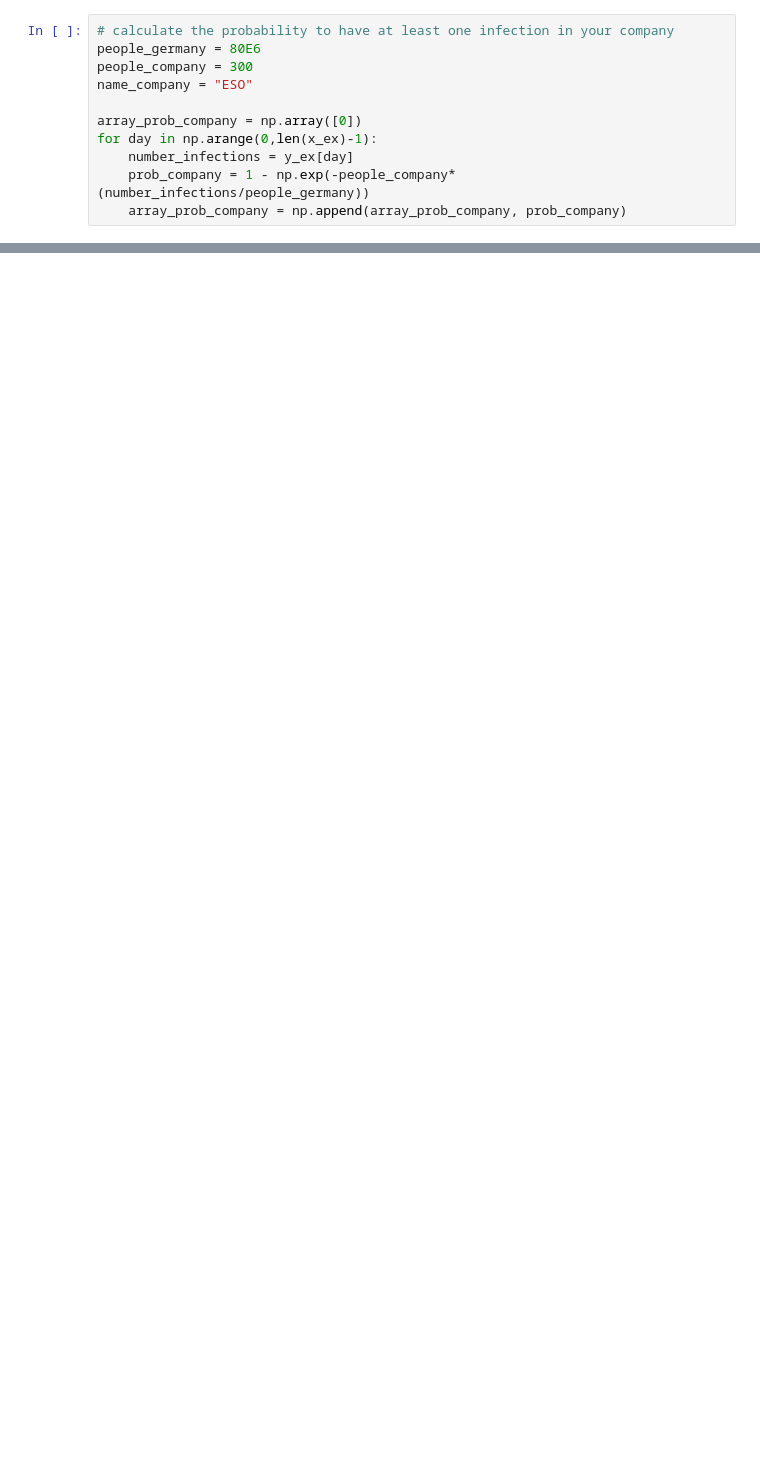
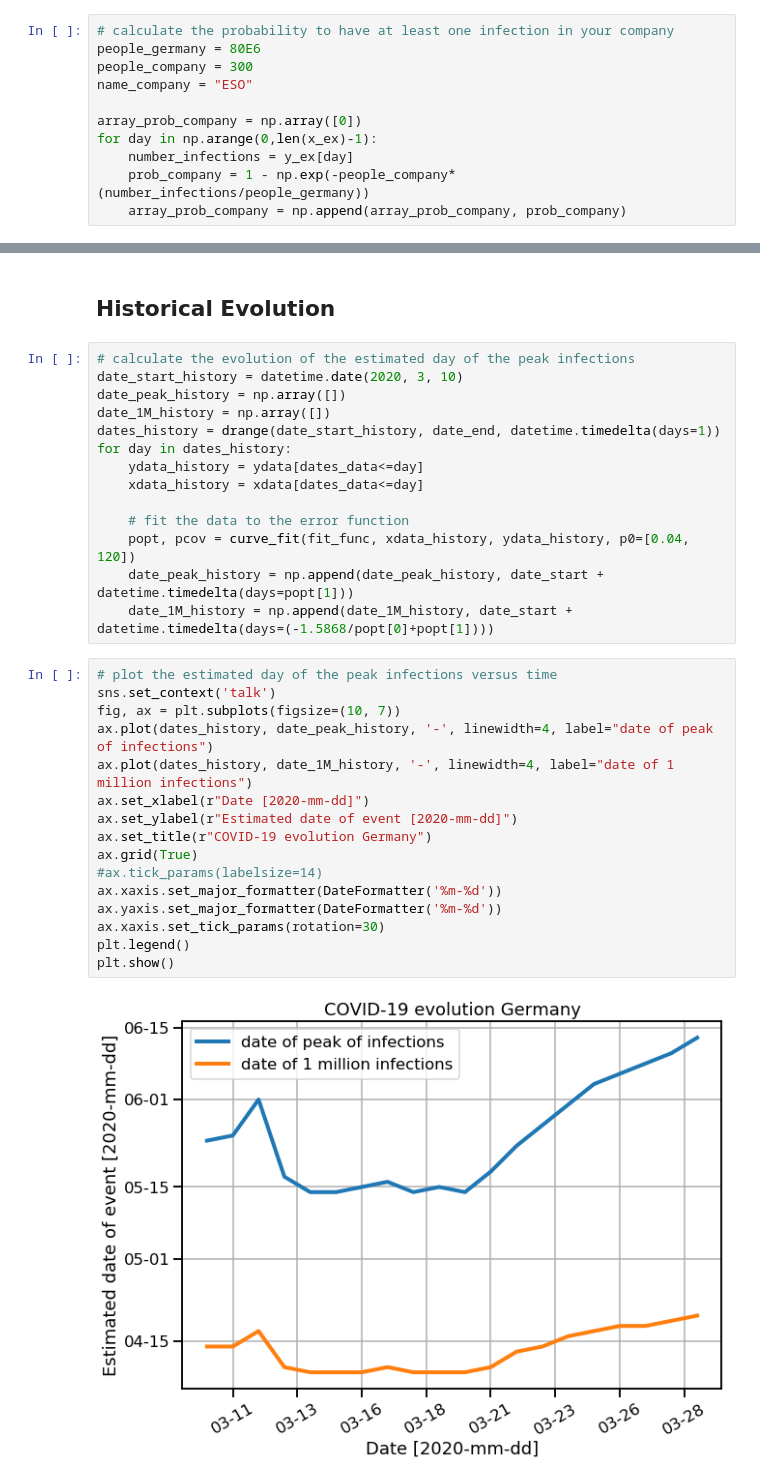
Before and after one commit to circlespace/covid19, a Jupyter notebook: COVID-19_Germany.ipynb, the cells around one changed output, grey strips where cells are left out. Cells and saved outputs as stored; diff of their text form; blank space fills up the shorter version.

```diff
--- a/COVID-19_Germany.ipynb
+++ b/COVID-19_Germany.ipynb
@@ -110,0 +131,34 @@ plt.show()
+# %% [markdown]
+## Historical Evolution
+# %%
+# calculate the evolution of the estimated day of the peak infections
+date_start_history = datetime.date(2020, 3, 10)
+date_peak_history = np.array([])
+date_1M_history = np.array([])
+dates_history = drange(date_start_history, date_end, datetime.timedelta(days=1))
+for day in dates_history:
+    ydata_history = ydata[dates_data<=day]
+    xdata_history = xdata[dates_data<=day]
+
+    # fit the data to the error function
+    popt, pcov = curve_fit(fit_func, xdata_history, ydata_history, p0=[0.04, 120])
+    date_peak_history = np.append(date_peak_history, date_start + datetime.timedelta(days=popt[1]))
+    date_1M_history = np.append(date_1M_history, date_start + datetime.timedelta(days=(-1.5868/popt[0]+popt[1])))
+# %%
+# plot the estimated day of the peak infections versus time
+sns.set_context('talk')
+fig, ax = plt.subplots(figsize=(10, 7))
+ax.plot(dates_history, date_peak_history, '-', linewidth=4, label="date of peak of infections")
+ax.plot(dates_history, date_1M_history, '-', linewidth=4, label="date of 1 million infections")
+ax.set_xlabel(r"Date [2020-mm-dd]")
+ax.set_ylabel(r"Estimated date of event [2020-mm-dd]")
+ax.set_title(r"COVID-19 evolution Germany")
+ax.grid(True)
+#ax.tick_params(labelsize=14)
+ax.xaxis.set_major_formatter(DateFormatter('%m-%d'))
+ax.yaxis.set_major_formatter(DateFormatter('%m-%d'))
+ax.xaxis.set_tick_params(rotation=30)
+plt.legend()
+plt.show()
+# %% [output]
+[figure, added]
```
Also changed, not shown: parts of 15 cells of this notebook.
